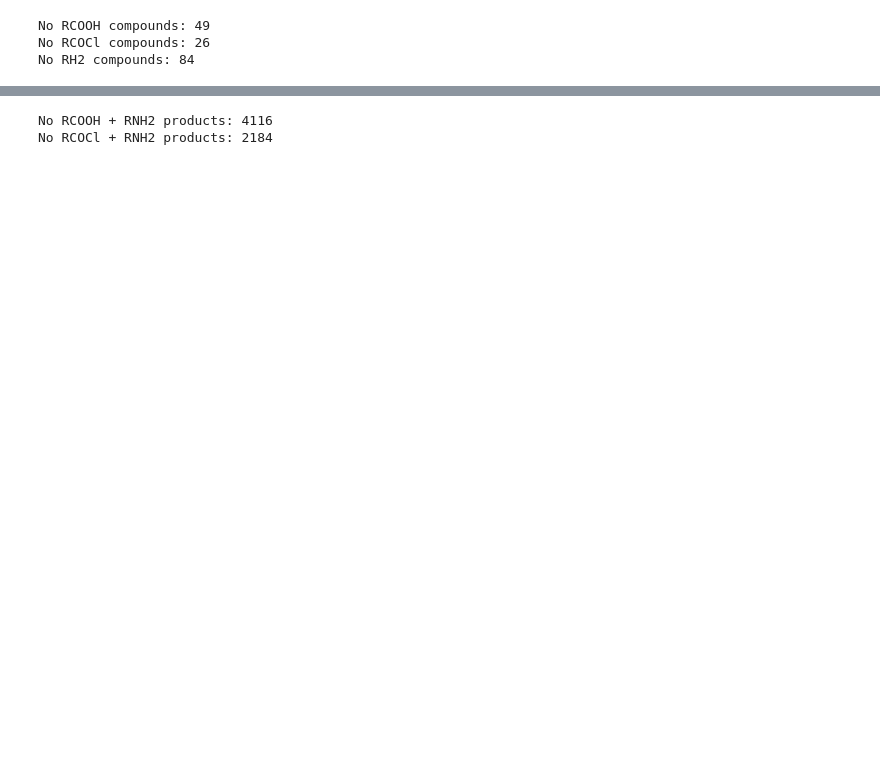
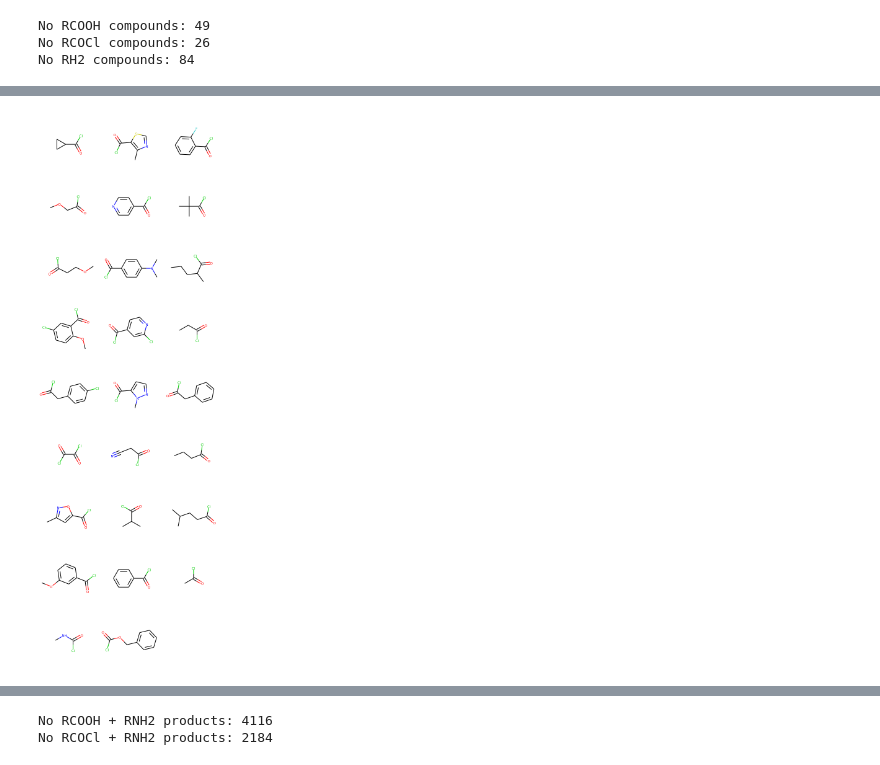
Before and after one commit to Waztom/xchem-CovidOT, a Jupyter notebook: react_amide.ipynb, the cells around one changed output, grey strips where cells are left out. Cells and saved outputs as stored; diff of their text form; code cells hidden in the pictures; blank space fills up the shorter version.

```diff
--- a/react_amide.ipynb
+++ b/react_amide.ipynb
@@ -101,0 +104,5 @@ Draw.MolsToGridImage(RNH2_mols)
+# %%
+# The RCOCl reacts
+Draw.MolsToGridImage(RCOCl_mols)
+# %% [output]
+[figure, added]
```
Also changed, not shown: parts of 6 cells of this notebook.
